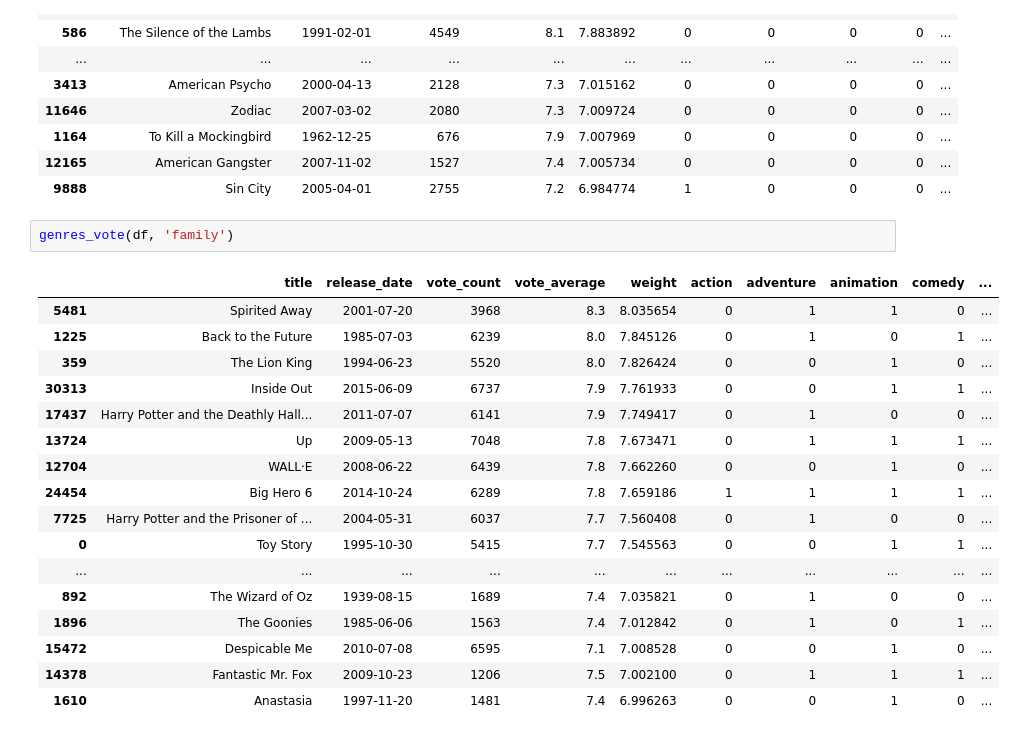
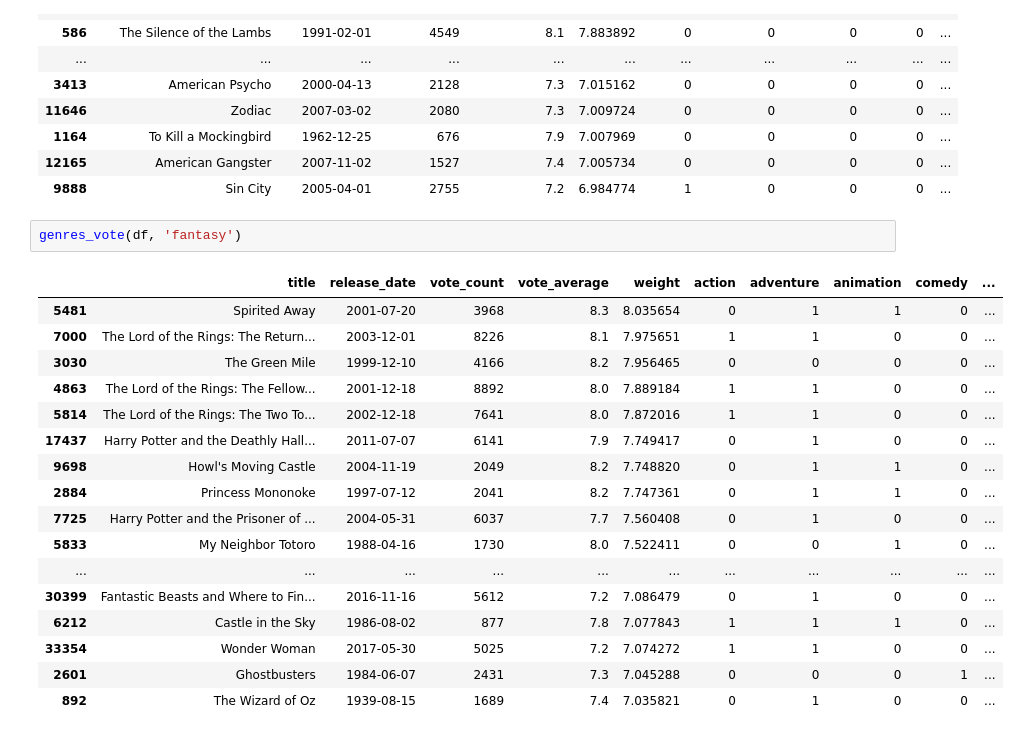
Before and after one commit to denissotnikov4/movie-recommender-systems, a Jupyter notebook: rating_recommendation_system.ipynb, the cells around one changed output. Cells and saved outputs as stored; diff of their text form.

```diff
--- a/rating_recommendation_system.ipynb
+++ b/rating_recommendation_system.ipynb
@@ -289,22 +280,22 @@ genres_vote(df, 'crime')
 | 12165 | American Gangster | 2007-11-02 | 1527 | 7.4 | 7.005734 | 0 | 0 | 0 | 0 | ... |
 | 9888 | Sin City | 2005-04-01 | 2755 | 7.2 | 6.984774 | 1 | 0 | 0 | 0 | ... |
 # %%
-genres_vote(df, 'family')
+genres_vote(df, 'fantasy')
 # %% [output]
 |  | title | release_date | vote_count | vote_average | weight | action | adventure | animation | comedy | ... |
 | 5481 | Spirited Away | 2001-07-20 | 3968 | 8.3 | 8.035654 | 0 | 1 | 1 | 0 | ... |
-| 1225 | Back to the Future | 1985-07-03 | 6239 | 8.0 | 7.845126 | 0 | 1 | 0 | 1 | ... |
-| 359 | The Lion King | 1994-06-23 | 5520 | 8.0 | 7.826424 | 0 | 0 | 1 | 0 | ... |
-| 30313 | Inside Out | 2015-06-09 | 6737 | 7.9 | 7.761933 | 0 | 0 | 1 | 1 | ... |
+| 7000 | The Lord of the Rings: The Return... | 2003-12-01 | 8226 | 8.1 | 7.975651 | 1 | 1 | 0 | 0 | ... |
+| 3030 | The Green Mile | 1999-12-10 | 4166 | 8.2 | 7.956465 | 0 | 0 | 0 | 0 | ... |
+| 4863 | The Lord of the Rings: The Fellow... | 2001-12-18 | 8892 | 8.0 | 7.889184 | 1 | 1 | 0 | 0 | ... |
+| 5814 | The Lord of the Rings: The Two To... | 2002-12-18 | 7641 | 8.0 | 7.872016 | 1 | 1 | 0 | 0 | ... |
 | 17437 | Harry Potter and the Deathly Hall... | 2011-07-07 | 6141 | 7.9 | 7.749417 | 0 | 1 | 0 | 0 | ... |
-| 13724 | Up | 2009-05-13 | 7048 | 7.8 | 7.673471 | 0 | 1 | 1 | 1 | ... |
-| 12704 | WALL·E | 2008-06-22 | 6439 | 7.8 | 7.662260 | 0 | 0 | 1 | 0 | ... |
-| 24454 | Big Hero 6 | 2014-10-24 | 6289 | 7.8 | 7.659186 | 1 | 1 | 1 | 1 | ... |
+| 9698 | Howl's Moving Castle | 2004-11-19 | 2049 | 8.2 | 7.748820 | 0 | 1 | 1 | 0 | ... |
+| 2884 | Princess Mononoke | 1997-07-12 | 2041 | 8.2 | 7.747361 | 0 | 1 | 1 | 0 | ... |
 | 7725 | Harry Potter and the Prisoner of ... | 2004-05-31 | 6037 | 7.7 | 7.560408 | 0 | 1 | 0 | 0 | ... |
-| 0 | Toy Story | 1995-10-30 | 5415 | 7.7 | 7.545563 | 0 | 0 | 1 | 1 | ... |
+| 5833 | My Neighbor Totoro | 1988-04-16 | 1730 | 8.0 | 7.522411 | 0 | 0 | 1 | 0 | ... |
 | ... | ... | ... | ... | ... | ... | ... | ... | ... | ... | ... |
+| 30399 | Fantastic Beasts and Where to Fin... | 2016-11-16 | 5612 | 7.2 | 7.086479 | 0 | 1 | 0 | 0 | ... |
+| 6212 | Castle in the Sky | 1986-08-02 | 877 | 7.8 | 7.077843 | 1 | 1 | 1 | 0 | ... |
+| 33354 | Wonder Woman | 2017-05-30 | 5025 | 7.2 | 7.074272 | 1 | 1 | 0 | 0 | ... |
+| 2601 | Ghostbusters | 1984-06-07 | 2431 | 7.3 | 7.045288 | 0 | 0 | 0 | 1 | ... |
 | 892 | The Wizard of Oz | 1939-08-15 | 1689 | 7.4 | 7.035821 | 0 | 1 | 0 | 0 | ... |
-| 1896 | The Goonies | 1985-06-06 | 1563 | 7.4 | 7.012842 | 0 | 1 | 0 | 1 | ... |
-| 15472 | Despicable Me | 2010-07-08 | 6595 | 7.1 | 7.008528 | 0 | 0 | 1 | 0 | ... |
-| 14378 | Fantastic Mr. Fox | 2009-10-23 | 1206 | 7.5 | 7.002100 | 0 | 1 | 1 | 1 | ... |
-| 1610 | Anastasia | 1997-11-20 | 1481 | 7.4 | 6.996263 | 0 | 0 | 1 | 0 | ... |
```
Also changed, not shown: parts of 6 cells of this notebook.
